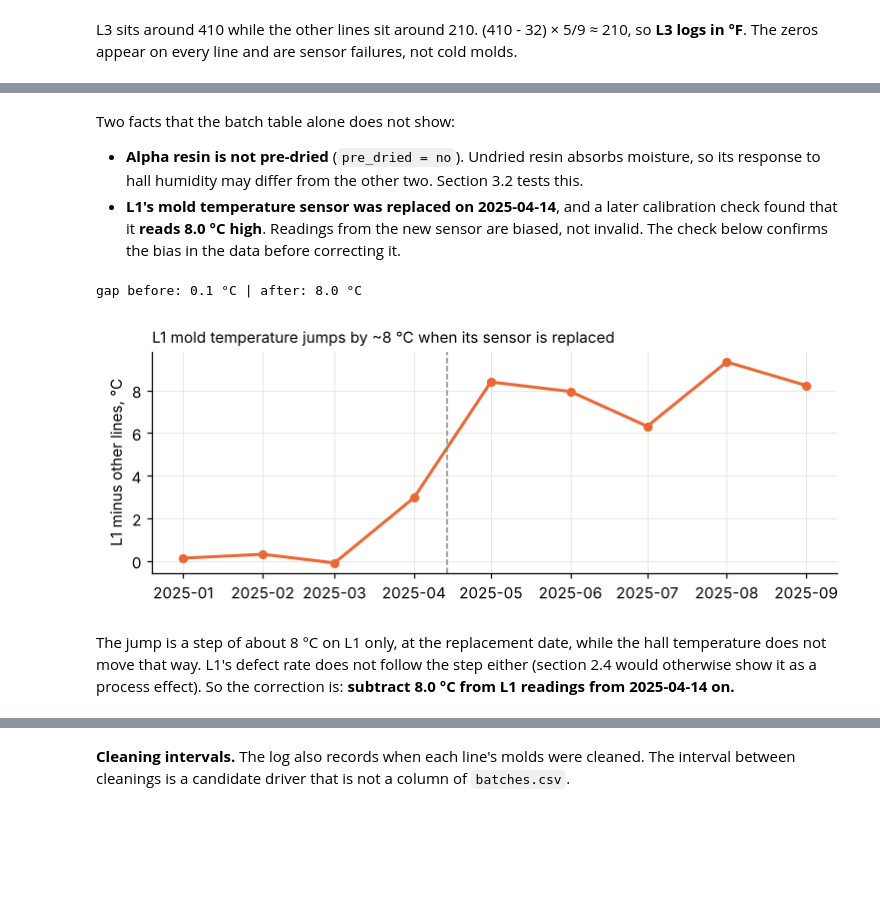
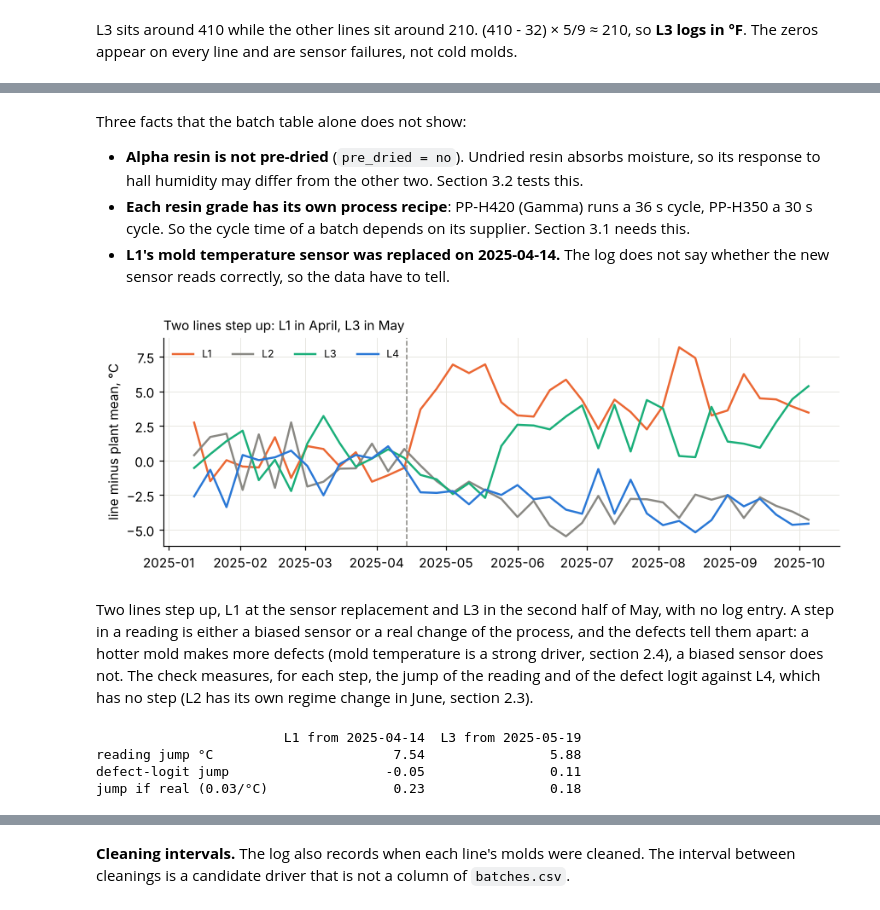
Before and after one commit to Embedded-Embodied-Intelligence/recruitment_task, a Jupyter notebook: reference/reference_solution.ipynb, the cells around one changed output, grey strips where cells are left out. Cells and saved outputs as stored; diff of their text form; code cells hidden in the pictures; blank space fills up the shorter version.

```diff
--- a/reference/reference_solution.ipynb
+++ b/reference/reference_solution.ipynb
@@ -25,7 +25,7 @@ plt.rcParams.update({"figure.dpi": 110, "axes.spines.top": False, "axes.spines.r
                      "axes.grid": True, "axes.axisbelow": True, "grid.color": "#e6e5e0", "grid.linewidth": 0.6})
 pd.set_option("display.width", 140)
 
-raw = pd.read_csv(DATA / "batches.csv")
+raw = pd.read_csv(DATA / "batches.csv", dtype={"production_date": str})
 suppliers = pd.read_csv(DATA / "suppliers.csv")
 maintenance = pd.read_csv(DATA / "maintenance.csv", parse_dates=["date"])
 print(raw.shape, suppliers.shape, maintenance.shape)
@@ -80,0 +100,14 @@ supplier_code {"'SP-01'": 1254, "'SP-03'": 666, "'SP-02'": 651, "' Sp-01'": 92,
+# %%
+FORMATS = ("%Y-%m-%d", "%m/%d/%Y", "%d/%m/%Y")
+
+def parse_dates(raw: pd.DataFrame) -> pd.Series:
+    parts = []
+    for line, s in raw.groupby("line")["production_date"]:
+        fits = [f for f in FORMATS if pd.to_datetime(s, format=f, errors="coerce").notna().all()]
+        assert len(fits) == 1, (line, fits)
+        print(line, "->", fits[0])
+        parts.append(pd.to_datetime(s, format=fits[0]))
+    return pd.concat(parts).reindex(raw.index)
+
+dates = parse_dates(raw)
+print("range:", dates.min().date(), "to", dates.max().date())
@@ -142,22 +179,49 @@ calibration_check      1
 # %% [markdown]
-Two facts that the batch table alone does not show:
+Three facts that the batch table alone does not show:
 
 - **Alpha resin is not pre-dried** (`pre_dried = no`). Undried resin absorbs moisture, so its response to hall humidity may differ from the other two. Section 3.2 tests this.
-- **L1's mold temperature sensor was replaced on 2025-04-14**, and a later calibration check found that it **reads 8.0 °C high**. Readings from the new sensor are biased, not invalid. The check below confirms the bias in the data before correcting it.
+- **Each resin grade has its own process recipe**: PP-H420 (Gamma) runs a 36 s cycle, PP-H350 a 30 s cycle. So the cycle time of a batch depends on its supplier. Section 3.1 needs this.
+- **L1's mold temperature sensor was replaced on 2025-04-14.** The log does not say whether the new sensor reads correctly, so the data have to tell.
 # %%
-mt = raw[raw["mold_temp"] > 0].assign(month=lambda d: pd.to_datetime(d["production_date"]).dt.to_period("M"))
+mt = raw[raw["mold_temp"] > 0].assign(date=dates[raw["mold_temp"] > 0])
 mt.loc[mt["line"] == "L3", "mold_temp"] = (mt.loc[mt["line"] == "L3", "mold_temp"] - 32) * 5 / 9
-monthly = mt.groupby(["month", "line"])["mold_temp"].mean().unstack()
-gap = monthly["L1"] - monthly.drop(columns="L1").mean(axis=1)
-fig, ax = plt.subplots(figsize=(7, 2.8))
-ax.plot(gap.index.to_timestamp(), gap.values, color=ORANGE, lw=2, marker="o", ms=5)
+weekly_t = mt.groupby([pd.Grouper(key="date", freq="W"), "line"])["mold_temp"].mean().unstack()
+gap = weekly_t.sub(weekly_t.mean(axis=1), axis=0)   # each line against the plant mean (removes season)
+fig, ax = plt.subplots(figsize=(8, 3))
+for line, c in zip(gap, [ORANGE, GRAY, AQUA, BLUE]):
+    ax.plot(gap.index, gap[line], color=c, lw=1.6, label=line)
 ax.axvline(pd.Timestamp("2025-04-14"), color=GRAY, lw=1, ls="--")
-ax.set_ylabel("L1 minus other lines, °C")
-ax.set_title("L1 mold temperature jumps by ~8 °C when its sensor is replaced", loc="left", fontsize=10)
+ax.legend(ncol=4, frameon=False, fontsize=8); ax.set_ylabel("line minus plant mean, °C")
+ax.set_title("Two lines step up: L1 in April, L3 in May", loc="left", fontsize=10)
 plt.tight_layout()
-print("gap before:", round(gap[:"2025-03"].mean(), 1), "°C | after:", round(gap["2025-05":].mean(), 1), "°C")
 # %% [output]
-gap before: 0.1 °C | after: 8.0 °C
-[figure, old version]
+[figure, new version]
-# %% [markdown]
-The jump is a step of about 8 °C on L1 only, at the replacement date, while the hall temperature does not move that way. L1's defect rate does not follow the step either (section 2.4 would otherwise show it as a process effect). So the correction is: **subtract 8.0 °C from L1 readings from 2025-04-14 on.**
+# %% [markdown]
+Two lines step up, L1 at the sensor replacement and L3 in the second half of May, with no log entry. A step in a reading is either a biased sensor or a real change of the process, and the defects tell them apart: a hotter mold makes more defects (mold temperature is a strong driver, section 2.4), a biased sensor does not. The check measures, for each step, the jump of the reading and of the defect logit against L4, which has no step (L2 has its own regime change in June, section 2.3).
+# %%
+def step(line, since, until="2026-01-01"):
+    """Difference in differences of the reading (against L2 and L4, adjusted for the hall
+    temperature) and of the defect logit (against L4, since L2 has its own regime change)."""
+    d = mt.assign(defects=raw["defective_units"], n=raw["units_produced"]).drop_duplicates("batch_id")
+    d = d[d["date"] < until]
+    r = d[d["line"].isin([line, "L2", "L4"])]
+    on, post = r["line"] == line, (r["line"] == line) & (r["date"] >= since)
+    X = np.column_stack([np.ones(len(r)), on, r["ambient_temp_c"], post])
+    reading = np.linalg.lstsq(X, r["mold_temp"].to_numpy(), rcond=None)[0][-1]
+    q = d[d["line"].isin([line, "L4"])]
+    on, after = q["line"] == line, q["date"] >= since
+    lg = lambda g: np.log(g["defects"].sum() / (g["n"].sum() - g["defects"].sum()))
+    logit = (lg(q[on & after]) - lg(q[on & ~after])) - (lg(q[~on & after]) - lg(q[~on & ~after]))
+    return pd.Series({"reading jump °C": reading, "defect-logit jump": logit,
+                      "jump if real (0.03/°C)": 0.03 * reading}).round(2)
+
+l3_start = (gap["L3"].diff().idxmax() - pd.Timedelta(days=6)).date()   # weekly labels mark the week's end
+steps = pd.DataFrame({"L1 from 2025-04-14": step("L1", "2025-04-14"),
+                      f"L3 from {l3_start}": step("L3", str(l3_start), until="2025-07-21")})
+print(steps.to_string())
+SENSOR_OFFSET = steps.iloc[0, 0]
+# %% [output]
+                        L1 from 2025-04-14  L3 from 2025-05-19
+reading jump °C                       7.54                5.88
+defect-logit jump                    -0.05                0.11
+jump if real (0.03/°C)                0.23                0.18
```
Also changed, not shown: parts of 45 cells of this notebook, 21 other files.
